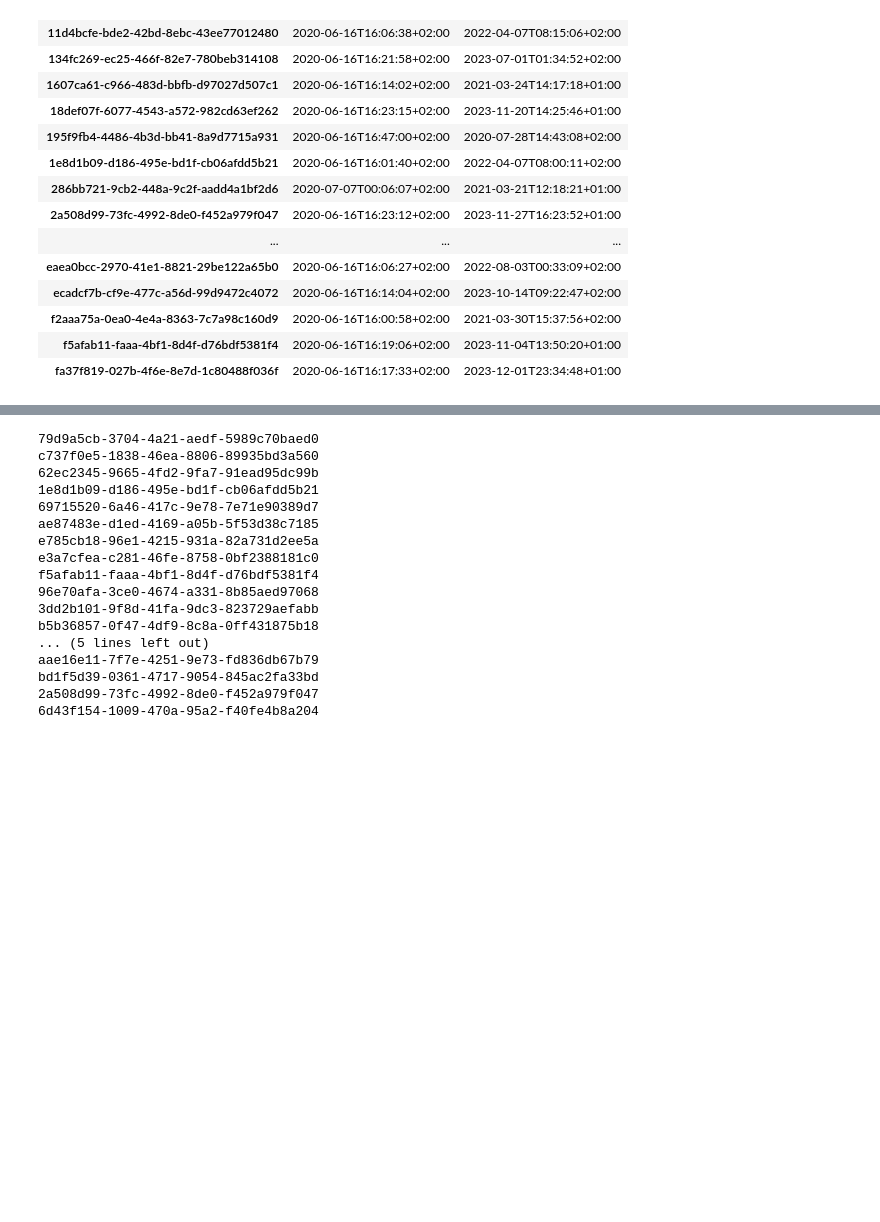
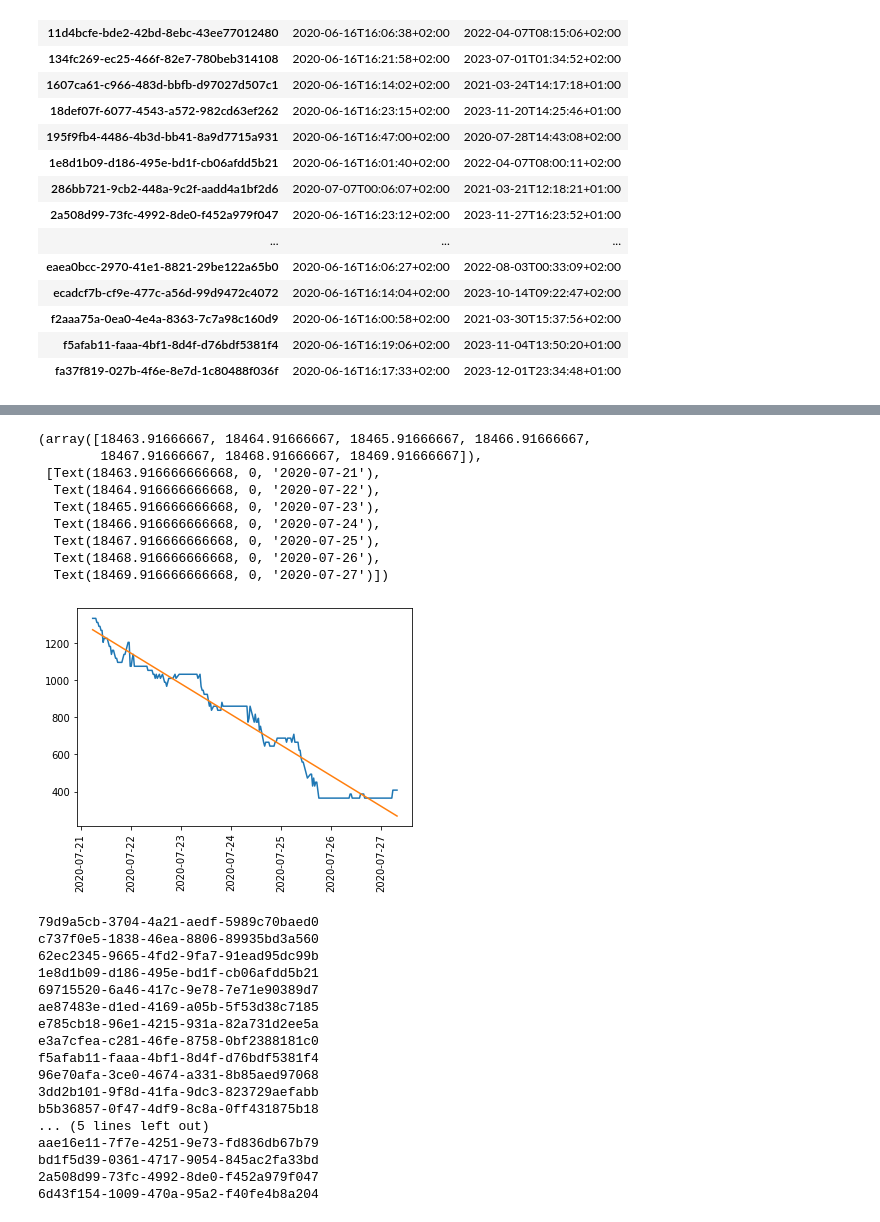
Before and after one commit to Clebek/openhackSG_glasentsorgung, a Jupyter notebook: notebooks/data_exploration_glasmuell.ipynb, the cells around one changed output, grey strips where cells are left out. Cells and saved outputs as stored; diff of their text form; code cells hidden in the pictures; blank space fills up the shorter version.

```diff
--- a/notebooks/data_exploration_glasmuell.ipynb
+++ b/notebooks/data_exploration_glasmuell.ipynb
@@ -80,0 +125,2 @@ plt.xticks(rotation='vertical')
+# %%
+reg = LinearRegression().fit(test_data['seconds'].values.reshape(-1,1),test_data['data_distance'])
@@ -81,6 +131,21 @@ plt.xticks(rotation='vertical')
+# %%
+preds = reg.predict(test_data['seconds'].values.reshape(-1,1))
 # %%
 # & (df['measured_at'] < '2020-03-01') ]
-plt.plot(device_df['measured_at'],device_df['data_distance'])
+plt.plot(test_data['datetime'],test_data['data_distance'])
+plt.plot(test_data['datetime'],preds)
+plt.xticks(rotation='vertical')
+# %% [output]
+(array([18463.91666667, 18464.91666667, 18465.91666667, 18466.91666667,
+        18467.91666667, 18468.91666667, 18469.91666667]),
+ [Text(18463.916666666668, 0, '2020-07-21'),
+  Text(18464.916666666668, 0, '2020-07-22'),
+  Text(18465.916666666668, 0, '2020-07-23'),
+  Text(18466.916666666668, 0, '2020-07-24'),
+  Text(18467.916666666668, 0, '2020-07-25'),
+  Text(18468.916666666668, 0, '2020-07-26'),
+  Text(18469.916666666668, 0, '2020-07-27')])
+[figure, added]
 # %%
 for device_id in set(df['device_id'].values.tolist()):
     print(device_id)
```
Also changed, not shown: parts of 16 cells of this notebook, 32 other files.
